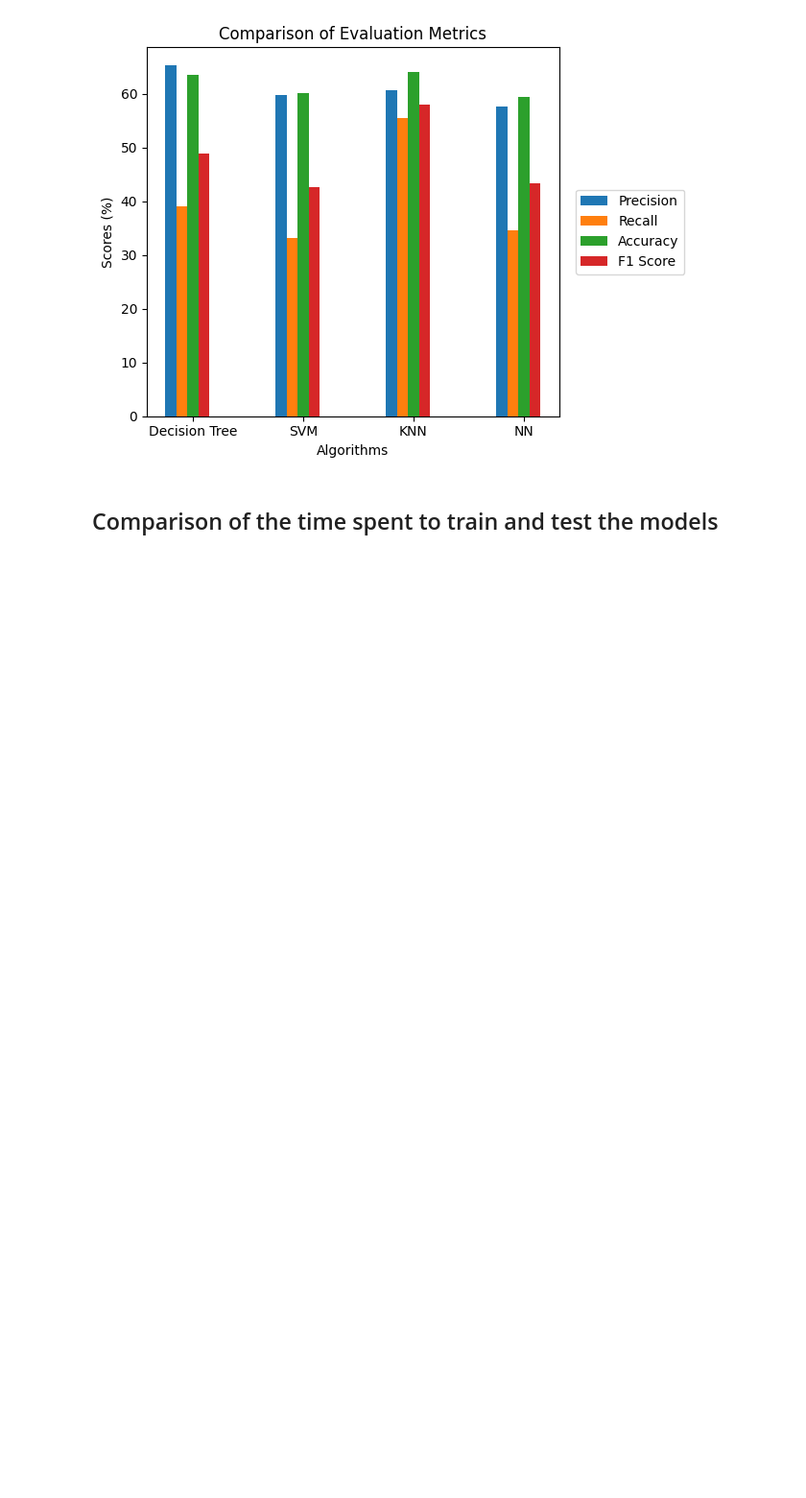
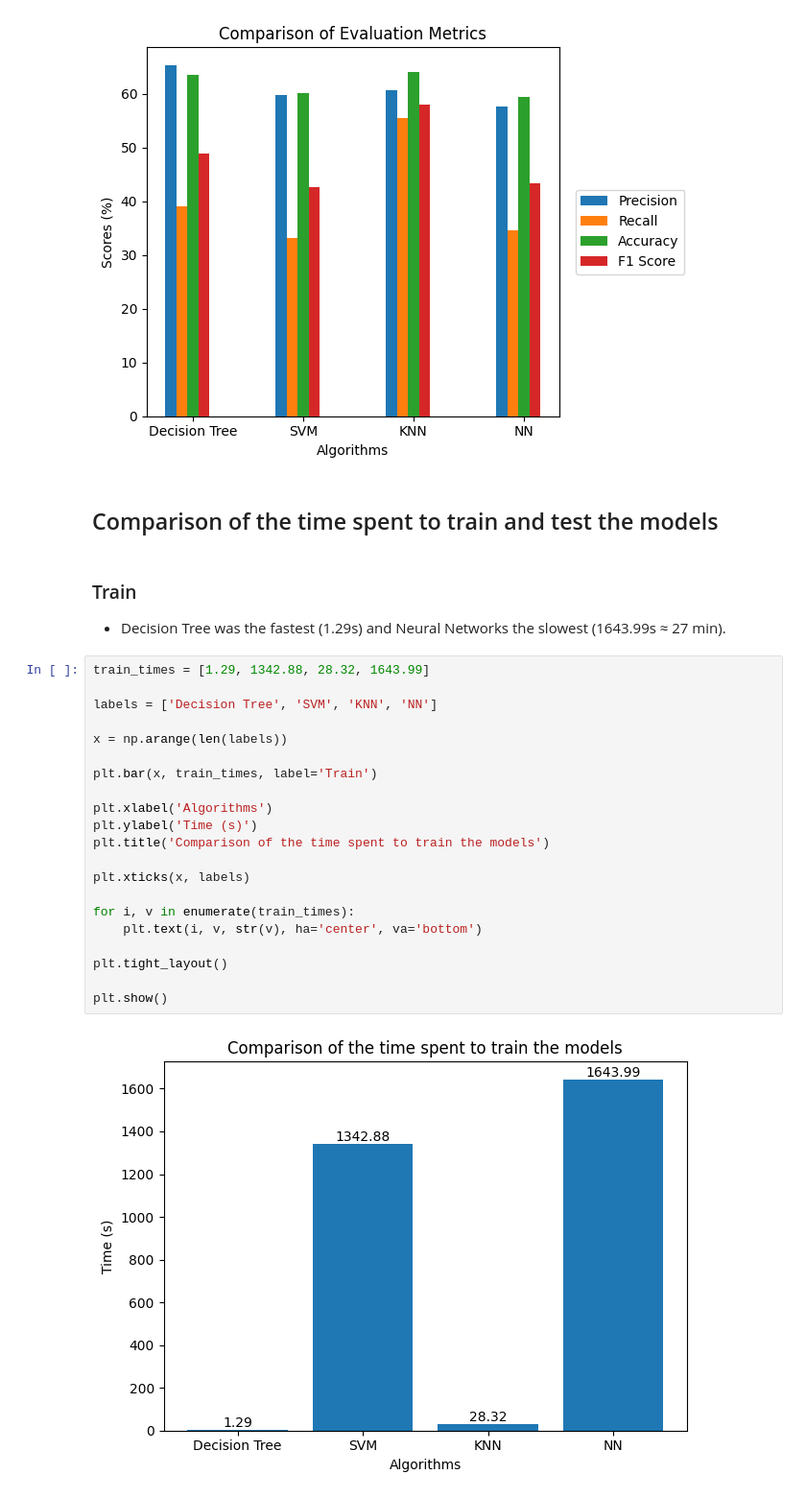
Before and after one commit to ICWeiner/FEUP-IART, a Jupyter notebook: Proj2/IA_T10_G27_Assignment2.ipynb, the cells around one changed output. Shown at 96% size. Cells and saved outputs as stored; diff of their text form; blank space fills up the shorter version.

```diff
--- a/Proj2/IA_T10_G27_Assignment2.ipynb
+++ b/Proj2/IA_T10_G27_Assignment2.ipynb
@@ -507,3 +532,30 @@ plt.show()
 [figure]
 # %% [markdown]
 ## Comparison of the time spent to train and test the models
+# %% [markdown]
+### Train
+
+* Decision Tree was the fastest (1.29s) and Neural Networks the slowest (1643.99s ≈ 27 min).
+# %%
+train_times = [1.29, 1342.88, 28.32, 1643.99]
+
+labels = ['Decision Tree', 'SVM', 'KNN', 'NN']
+
+x = np.arange(len(labels))
+
+plt.bar(x, train_times, label='Train')
+
+plt.xlabel('Algorithms')
+plt.ylabel('Time (s)')
+plt.title('Comparison of the time spent to train the models')
+
+plt.xticks(x, labels)
+
+for i, v in enumerate(train_times):
+    plt.text(i, v, str(v), ha='center', va='bottom')
+
+plt.tight_layout()
+
+plt.show()
+# %% [output]
+[figure, added]
```
Also changed, not shown: parts of 32 cells of this notebook, 2 other files.
